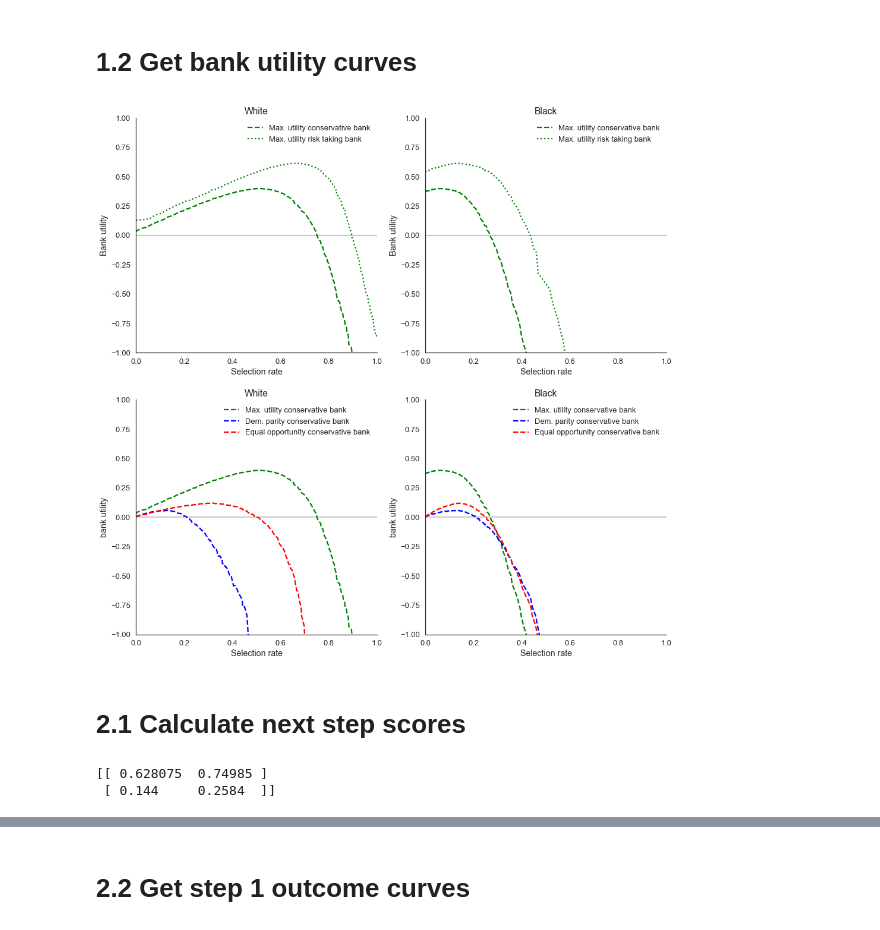
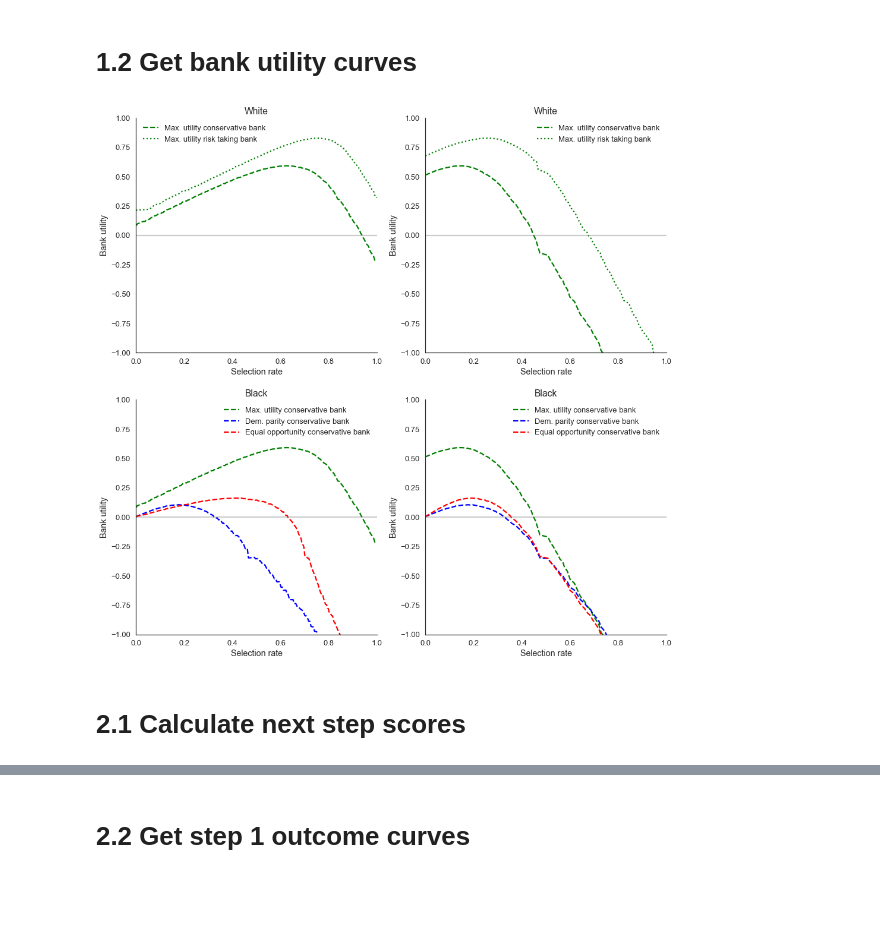
Before and after one commit to APMSSSR/Master_thesis, a Jupyter notebook: notebooks/Model1V2.ipynb, the cells around one changed output, grey strips where cells are left out. Saved outputs shown, nothing was run; the diff lists cells and outputs as text; code cells hidden in the pictures; blank space fills up the shorter version.

Commit message:
implementing next step for other policies in progress

```diff
--- a/notebooks/Model1V2.ipynb
+++ b/notebooks/Model1V2.ipynb
@@ -59,7 +59,7 @@ utility_default_2 = -10
 
 # considering several utility ratios to understand sensitivity of qualitative results
 util_repay = [[utility_default_1,utility_repaid_1], [utility_default_2,utility_repaid_2]]
-util_repay_selecter = 1
+util_repay_selecter = 0
 
 score_change_repay = 75
 score_change_default = -150
@@ -94,8 +94,8 @@ loan_repaid_probs = [lambda i: repays[group_names[0]][scores[scores.get_loc(i,me
 
 totals = fico.read_totals(data_dir=DATA_DIR)
 ##### comment to use dataset totals
-totals['White']=400
-totals['Black']=500
+totals['White']=2000
+totals['Black']=5000
 ####
 group_totals = np.zeros(len(group_names), dtype=np.int32)
 for i in range(0,len(group_names)):
@@ -245,69 +245,44 @@ ax[0].set_ylabel('Expected score change')
 # %%
 # get bank utility curves
 # XY_bank_utility_curves.shape= XxYxZ; X=bank(conservative, risk taking) Y=group(White, Black) Z=values
-
-MP_bank_utility_curves = []
-DP_bank_utility_curves = []
-EO_bank_utility_curves = []
+MP_bank_utility_curves = []; DP_bank_utility_curves = []; EO_bank_utility_curves = []
 
 for i in range(0,N_banks):
     tmp_pis = np.vstack([customer_pis[0][i], customer_pis[1][i]])
     tmp_cdfs = np.vstack([customer_cdfs[0][i], customer_cdfs[1][i]])
 
     tmp_bank_utility_curves = dlo.get_utility_interest_curve_range(loan_repaid_probs, tmp_pis, scores, score_range, bank_interest_rate_ranges[i], utils=util_repay[util_repay_selecter])
     util_MP = np.amax(tmp_bank_utility_curves, axis=1)
     MP_bank_utility_curves.append(np.vstack([tmp_bank_utility_curves[0] + util_MP[1], tmp_bank_utility_curves[1]+ util_MP[0]]))
     DP_bank_utility_curves.append(dlo.get_utility_curves_dempar(tmp_bank_utility_curves,np.vstack(tmp_cdfs),group_size_ratio, scores))
     EO_bank_utility_curves.append(dlo.get_utility_curves_eqopp(tmp_bank_utility_curves,loan_repaid_probs,tmp_pis,group_size_ratio, scores))
 
 # bank_utility_curves.shape= WxXxYxZ; W=policy(MP, DP, EO) X=bank(conservative, risk taking) Y=group(White, Black) Z=values
 bank_utility_curves = [MP_bank_utility_curves, DP_bank_utility_curves, EO_bank_utility_curves]
 
 fig, ax = plt.subplots(2,2,figsize=(16,16));
 
-for i in range(2):
-    for j in range(2):
-        ax[i,j].spines['right'].set_visible(False)
-        ax[i,j].spines['top'].set_visible(False)
-        ax[i,j].axhline(0,LineStyle='-', color='grey',alpha=0.4)
-
-for i in range(0, N_groups):
-    for j in range(0, N_banks):
-        label = policy_names[0] + " " + bank_names[j] + " bank"
-        ax[0,i].plot(customer_rate_index[i][j], bank_utility_curves[0][j][i], color=policy_colors[0],LineStyle=bank_line_style[j] , label=label)
-    ax[0,i].set_title(group_names[i])
-    ax[0,i].set_xlabel('Selection rate')
-    ax[0,i].set_ylabel('Bank utility')
-    ax[0,i].set_ylim([-1,1])
-    ax[0,i].legend()
-    ax[0,i].set_xlim([0,1])
-
 for i in range(0, N_groups):
     for j in range(0, N_banks):
         for k in range(0, N_policy):
             label = policy_names[k] + " " + bank_names[j] + " bank"
             if j !=1:
                 ax[1,i].plot(customer_rate_index[i][j], bank_utility_curves[k][j][i], color=policy_colors[k],LineStyle=bank_line_style[j] , label=label)
-    ax[1,i].set_title(group_names[i])
-    ax[1,i].set_xlabel('Selection rate')
-    ax[1,i].set_ylabel('bank utility')
-    ax[1,i].set_ylim([-1,1])
-    ax[1,i].legend()
-    ax[1,i].set_xlim([0,1])
+        label = policy_names[0] + " " + bank_names[j] + " bank"
+        ax[0,i].plot(customer_rate_index[i][j], bank_utility_curves[0][j][i], color=policy_colors[0],LineStyle=bank_line_style[j] , label=label)
+
+for i in range(2):
+    for j in range(N_groups):
+        ax[i,j].spines['right'].set_visible(False)
+        ax[i,j].spines['top'].set_visible(False)
+        ax[i,j].axhline(0,LineStyle='-', color='grey',alpha=0.4)
+        ax[i,j].set_title(group_names[i])
+        ax[i,j].set_xlabel('Selection rate')
+        ax[i,j].set_ylabel('Bank utility')
+        ax[i,j].set_ylim([-1,1])
+        ax[i,j].legend()
+        ax[i,j].set_xlim([0,1])
 # %% [output]
-[figure, old version]
+[figure, new version]
 # %% [markdown]
  # 2.1 Calculate next step scores
-# %%
-#get extremes for Max utility strategy
-MP_max_rate = np.zeros([N_groups,N_banks])
-for i in range(0, N_groups):
-    for j in range(0,N_banks):
-        MP_max_rate[i][j] = customer_rate_index[i][j][np.argmax(MP_bank_utility_curves[j][i])]
-print(MP_max_rate)
-
-
-next_ref_customer_scores = sf.get_next_ref_customer_scores(ref_customer_scores, score_interest_rates,customer_scores, MP_max_rate, loan_repaid_probs, N_groups, N_banks, score_change_repay, score_change_default, score_range)
-# %% [output]
-[[ 0.628075  0.74985 ]
- [ 0.144     0.2584  ]]
```
Also changed, not shown: parts of 6 cells of this notebook.
